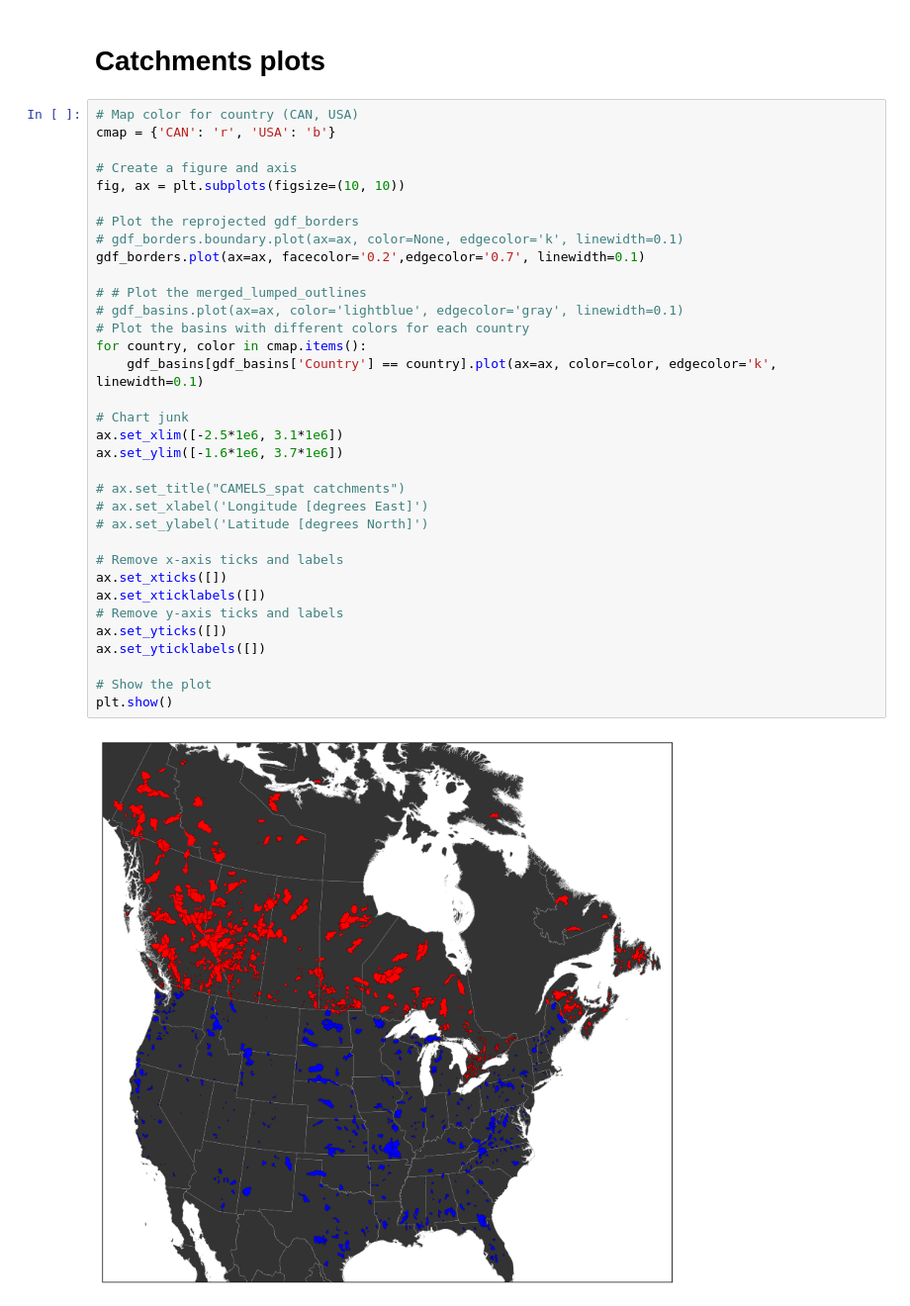
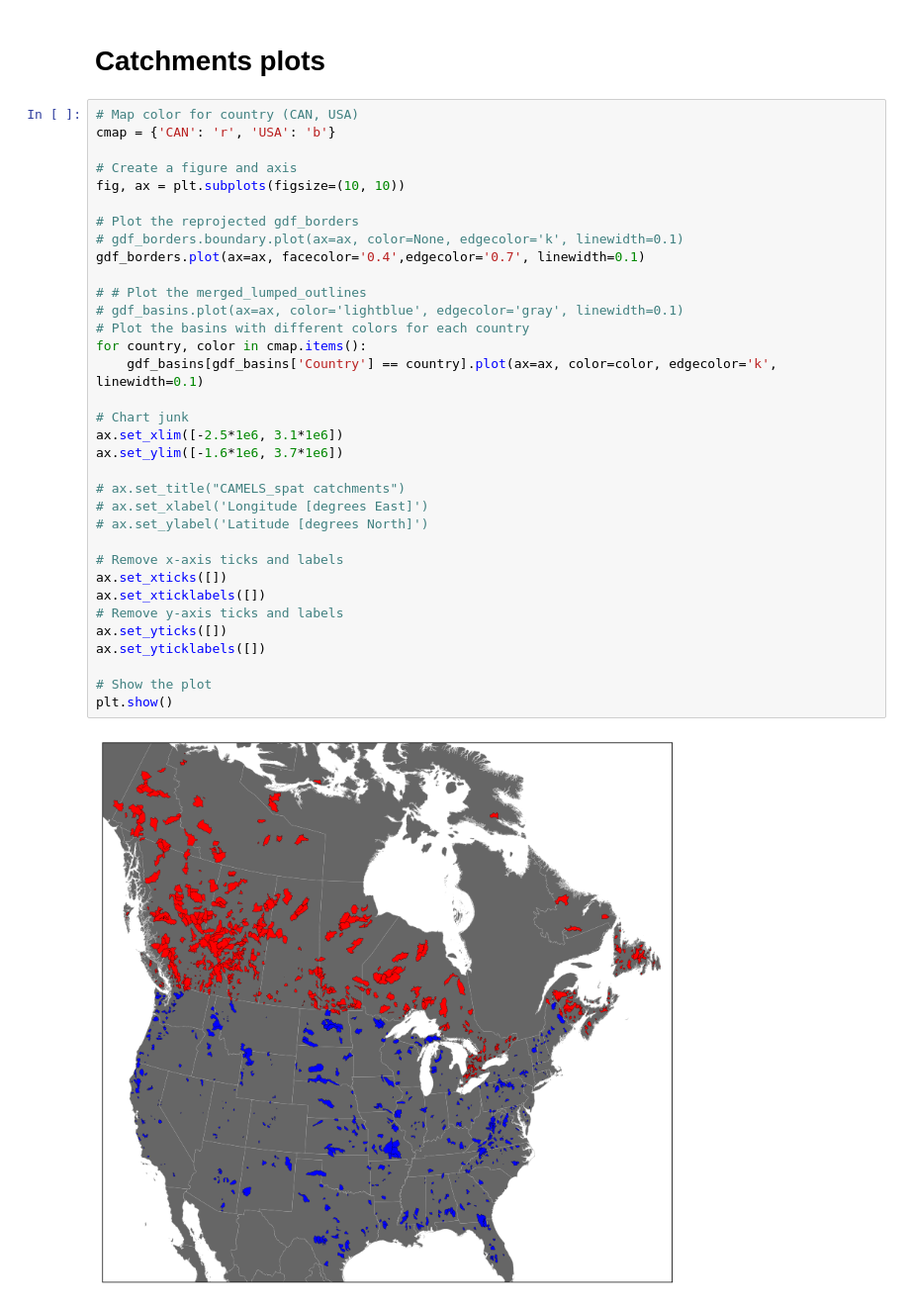
Before and after one commit to jpcurbelo/camels-spat-to-nh, a Jupyter notebook: camels_spat_plots.ipynb, the cells around one changed output. Shown at 99% size. Cells and saved outputs as stored; diff of their text form.

```diff
--- a/camels_spat_plots.ipynb
+++ b/camels_spat_plots.ipynb
@@ -102,32 +283,32 @@ cmap = {'CAN': 'r', 'USA': 'b'}
 # Create a figure and axis
 fig, ax = plt.subplots(figsize=(10, 10))
 
 # Plot the reprojected gdf_borders
 # gdf_borders.boundary.plot(ax=ax, color=None, edgecolor='k', linewidth=0.1)
-gdf_borders.plot(ax=ax, facecolor='0.2',edgecolor='0.7', linewidth=0.1)
+gdf_borders.plot(ax=ax, facecolor='0.4',edgecolor='0.7', linewidth=0.1)
 
 # # Plot the merged_lumped_outlines
 # gdf_basins.plot(ax=ax, color='lightblue', edgecolor='gray', linewidth=0.1)
 # Plot the basins with different colors for each country
 for country, color in cmap.items():
     gdf_basins[gdf_basins['Country'] == country].plot(ax=ax, color=color, edgecolor='k', linewidth=0.1)
 
 # Chart junk
 ax.set_xlim([-2.5*1e6, 3.1*1e6])
 ax.set_ylim([-1.6*1e6, 3.7*1e6])
 
 # ax.set_title("CAMELS_spat catchments")
 # ax.set_xlabel('Longitude [degrees East]')
 # ax.set_ylabel('Latitude [degrees North]')
 
 # Remove x-axis ticks and labels
 ax.set_xticks([])
 ax.set_xticklabels([])
 # Remove y-axis ticks and labels
 ax.set_yticks([])
 ax.set_yticklabels([])
 
 # Show the plot
 plt.show()
 # %% [output]
-[figure, old version]
+[figure, new version]
```
Also changed, not shown: parts of 18 cells of this notebook, 4 other files.
